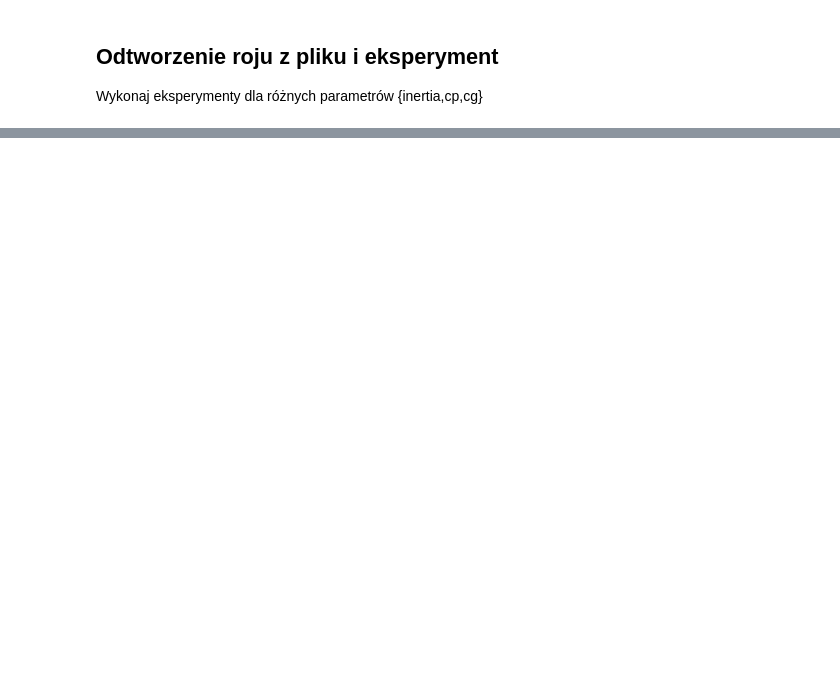
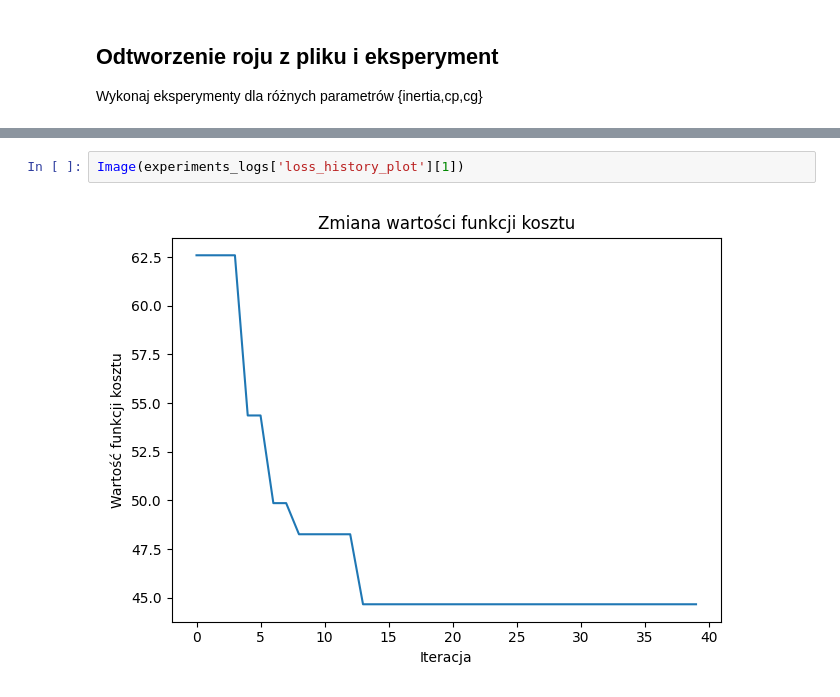
Before and after one commit to smakethunter/PSO_food_delivery, a Jupyter notebook: experiments.ipynb, the cells around one changed output, grey strips where cells are left out. Cells and saved outputs as stored; diff of their text form; blank space fills up the shorter version.

```diff
--- a/experiments.ipynb
+++ b/experiments.ipynb
@@ -42,0 +38,4 @@ history2.draw_loss()
+# %%
+Image(experiments_logs['loss_history_plot'][1])
+# %% [output]
+[figure, added]
```
Also changed, not shown: parts of 18 cells of this notebook, 5 other files.
